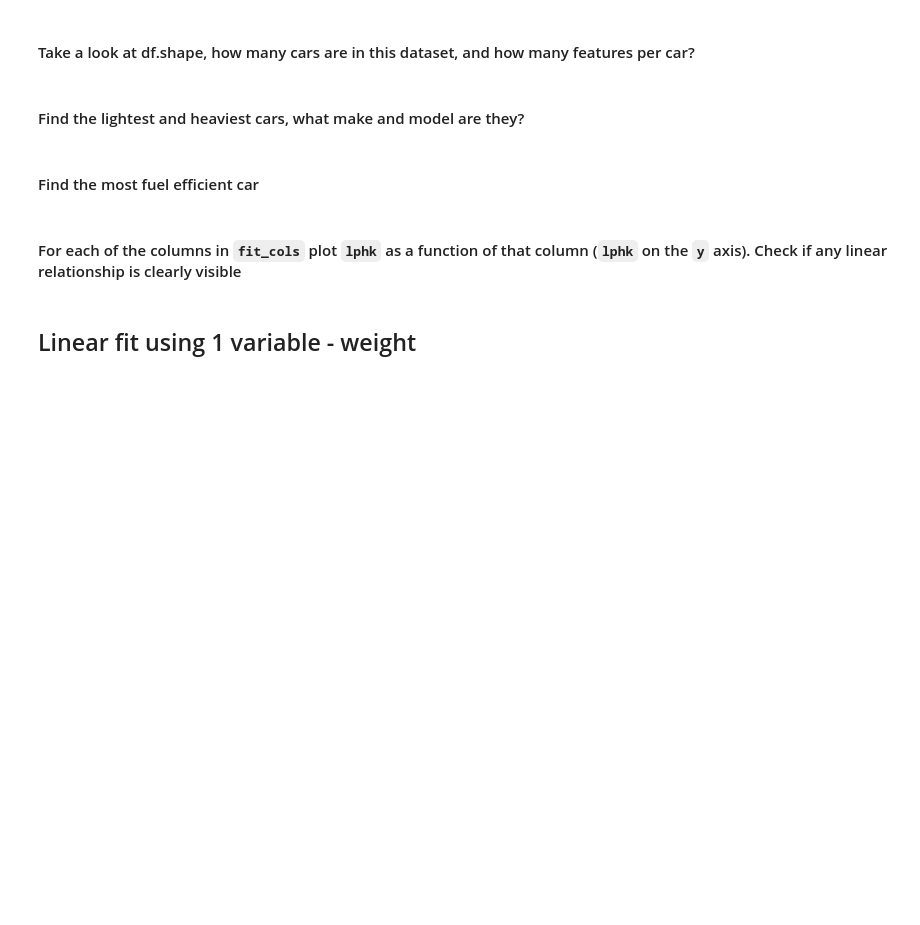
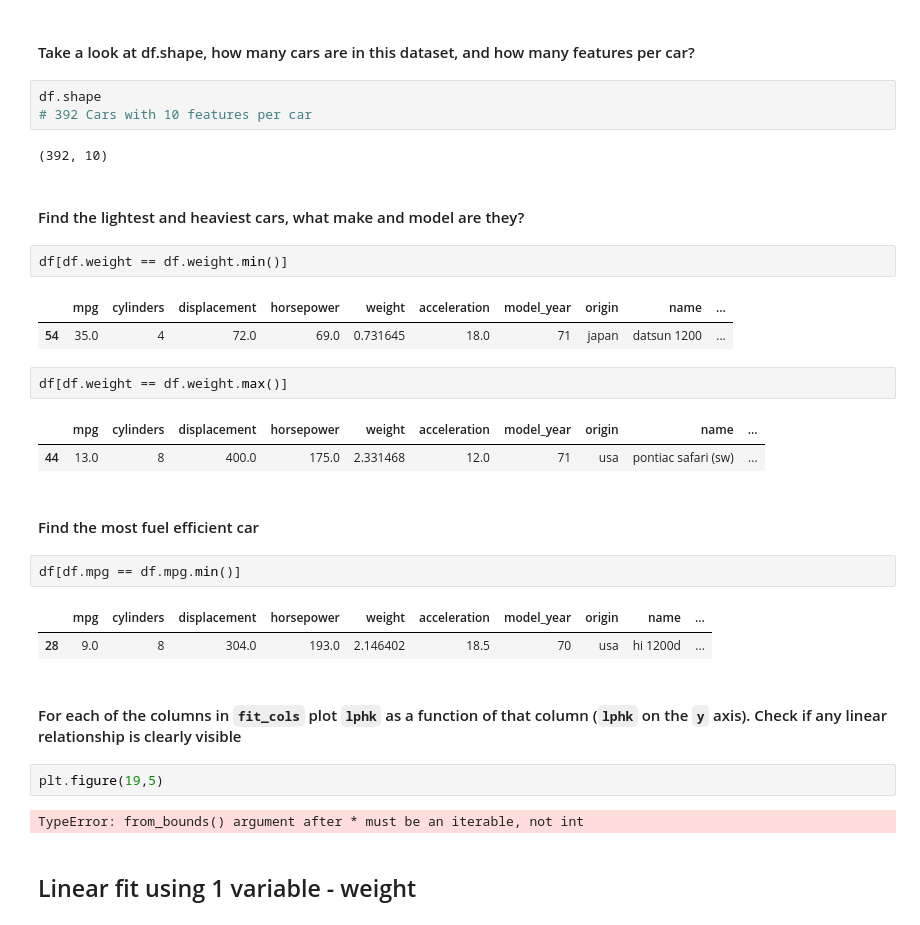
Before and after one commit to Mosuswalks/AI-with-Python, a Jupyter notebook: ML1/exercises/mpg_regression.ipynb, the cells around one changed output. Drawn from its saved outputs; the diff is of its cells as text; blank space fills up the shorter version.

```diff
--- a/ML1/exercises/mpg_regression.ipynb
+++ b/ML1/exercises/mpg_regression.ipynb
@@ -73,11 +101,35 @@ df.describe()
 # %% [markdown]
 #### Take a look at df.shape, how many cars are in this dataset, and how many features per car?
+# %%
+df.shape
+# 392 Cars with 10 features per car
+# %% [output]
+(392, 10)
 # %% [markdown]
 #### Find the lightest and heaviest cars, what make and model are they?
+# %%
+df[df.weight == df.weight.min()]
+# %% [output]
+|  | mpg | cylinders | displacement | horsepower | weight | acceleration | model_year | origin | name | ... |
+| 54 | 35.0 | 4 | 72.0 | 69.0 | 0.731645 | 18.0 | 71 | japan | datsun 1200 | ... |
+# %%
+df[df.weight == df.weight.max()]
+# %% [output]
+|  | mpg | cylinders | displacement | horsepower | weight | acceleration | model_year | origin | name | ... |
+| 44 | 13.0 | 8 | 400.0 | 175.0 | 2.331468 | 12.0 | 71 | usa | pontiac safari (sw) | ... |
 # %% [markdown]
 #### Find the most fuel efficient car
+# %%
+df[df.mpg == df.mpg.min()]
+# %% [output]
+|  | mpg | cylinders | displacement | horsepower | weight | acceleration | model_year | origin | name | ... |
+| 28 | 9.0 | 8 | 304.0 | 193.0 | 2.146402 | 18.5 | 70 | usa | hi 1200d | ... |
 # %% [markdown]
 #### For each of the columns in `fit_cols` plot `lphk` as a function of that column (`lphk`  on the `y` axis). Check if any linear relationship is clearly visible
+# %%
+plt.figure(19,5)
+# %% [output]
+TypeError: from_bounds() argument after * must be an iterable, not int
 # %% [markdown]
 ## Linear fit using 1 variable - weight
 # %%
```
Also changed, not shown: parts of 8 cells of this notebook, 3 other files.
